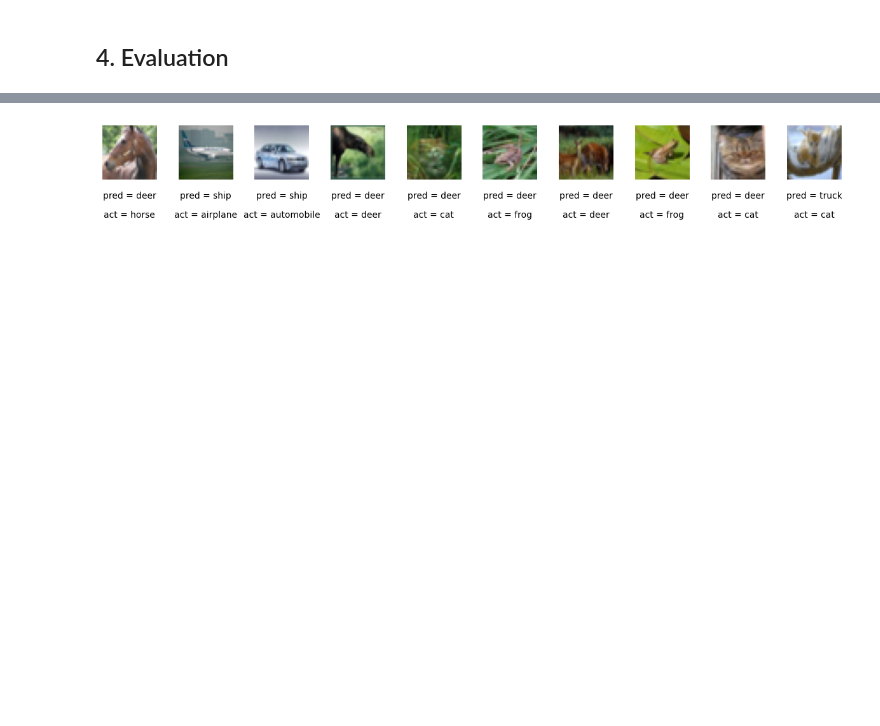
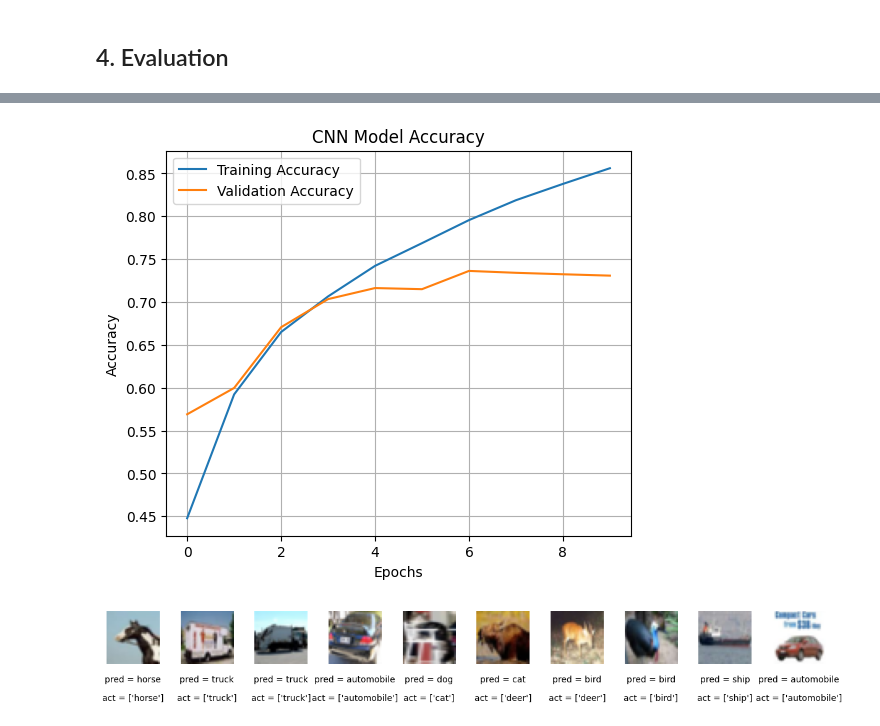
Before and after one commit to zarakkhan36/GenAI, a Jupyter notebook: HW2/problem1.ipynb, the cells around one changed output, grey strips where cells are left out. Drawn from its saved outputs; the diff is of its cells as text; code cells hidden in the pictures; blank space fills up the shorter version.

```diff
--- a/HW2/problem1.ipynb
+++ b/HW2/problem1.ipynb
@@ -88,15 +129,15 @@ def create_mlp_model(input_shape):
 # %% [markdown]
 ## 3. Train the model <a name="train"></a>
 # %%
-## Create instance of MLP model
-mlp_model = create_mlp_model(input_shape=(32, 32, 3))
+# Create new instance of CNN model (32x32, RGB)
+cnn_model = create_cnn_model(input_shape=(32, 32, 3))
 
-# Create instance of Adam optimizer with learning rate
+# Create instance of Adam optimizer
 opt = optimizers.Adam(learning_rate=0.0005)
 
 # Compile the model
-mlp_model.compile(
-    loss="sparse_categorical_crossentropy",  # Use sparse_categorical_crossentropy
-    optimizer=opt,  # Use the Adam optimizer
-    metrics=["accuracy"]  # Track the accuracy
+cnn_model.compile(
+    optimizer=opt,  # Use Adam optimizer
+    loss="sparse_categorical_crossentropy",  # Use sparse categorical crossentropy loss function
+    metrics=["accuracy"]  # Track accuracy
 )
@@ -123,7 +144,12 @@ Model: "sequential"
 # %%
 # Create history object for storing training data
-mlp_history = mlp_model.fit(x_train, y_train, batch_size=32, epochs=10, shuffle=True, validation_split=0.2)
-
-mlp_model.fit(x_train, y_train, batch_size=32, epochs=10, shuffle=True, validation_split=0.2)
+cnn_history = cnn_model.fit(
+    x_train,
+    y_train,
+    batch_size=32,
+    epochs=10,
+    shuffle=True,
+    validation_split=0.2 # 20% training data used for validation
+)
 # %% [output]
 Epoch 1/10
@@ -183,7 +195,7 @@ CLASSES = np.array(
     ]
 )
 
-preds = mlp_model.predict(x_test)
+preds = cnn_model.predict(x_test)
 preds_single = CLASSES[np.argmax(preds, axis=-1)]
 actual_single = CLASSES[y_test]
 # %% [output]
@@ -191,30 +203,48 @@ actual_single = CLASSES[y_test]
 # %%
+import matplotlib.pyplot as plt
+
+# Plotting CNN Accuracy
+plt.figure(figsize=(6, 5))
+
+# Training and validation accuracy for CNN
+plt.plot(cnn_history.history['accuracy'], label='Training Accuracy')
+plt.plot(cnn_history.history['val_accuracy'], label='Validation Accuracy')
+plt.title('CNN Model Accuracy')
+plt.xlabel('Epochs')
+plt.ylabel('Accuracy')
+plt.legend()
+plt.grid()
+
+# Show plot
+plt.show()
+
 n_to_show = 10
 indices = np.random.choice(range(len(x_test)), n_to_show)
 
 fig = plt.figure(figsize=(15, 3))
 fig.subplots_adjust(hspace=0.4, wspace=0.4)
 
 for i, idx in enumerate(indices):
     img = x_test[idx]
     ax = fig.add_subplot(1, n_to_show, i + 1)
     ax.axis("off")
     ax.text(
         0.5,
         -0.35,
         "pred = " + str(preds_single[idx]),
         fontsize=10,
         ha="center",
         transform=ax.transAxes,
     )
     ax.text(
         0.5,
         -0.7,
         "act = " + str(actual_single[idx]),
         fontsize=10,
         ha="center",
         transform=ax.transAxes,
     )
     ax.imshow(img)
 # %% [output]
-[figure, old version]
+[figure, new version]
+[figure, added]
```
Also changed, not shown: parts of 18 cells of this notebook.
